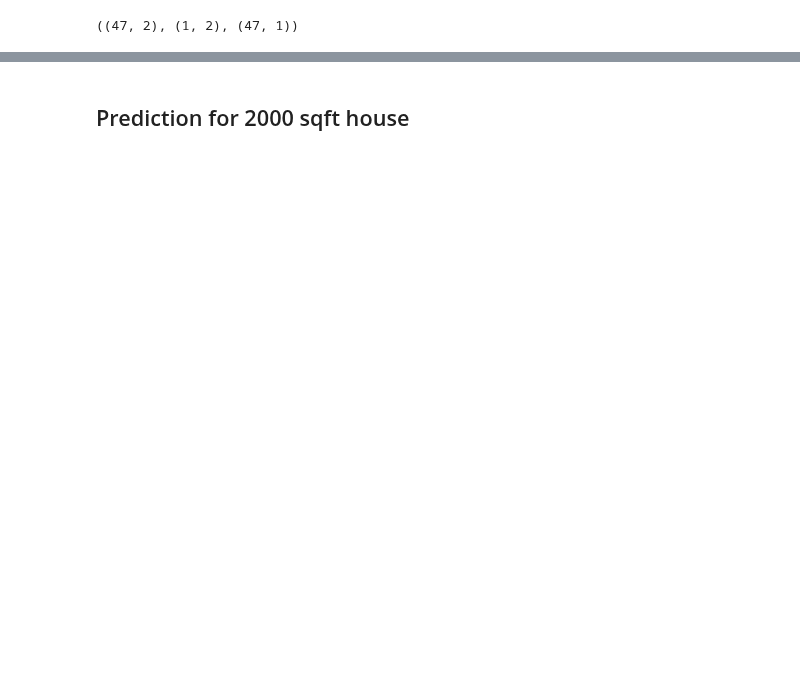
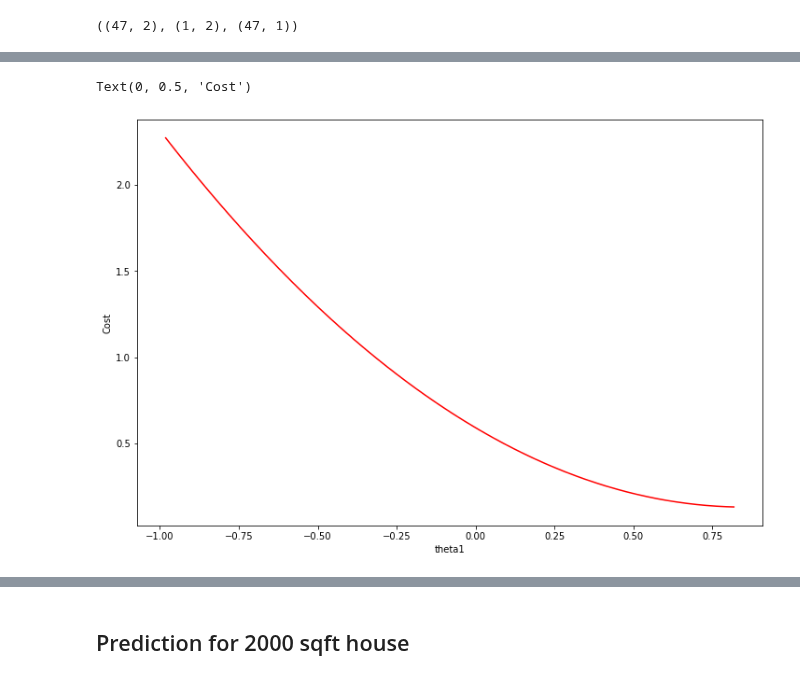
Before and after one commit to rparthas/data, a Jupyter notebook: NGML_Python/ex1.ipynb, the cells around one changed output, grey strips where cells are left out. Drawn from its saved outputs; the diff is of its cells as text; code cells hidden in the pictures; blank space fills up the shorter version.

```diff
--- a/NGML_Python/ex1.ipynb
+++ b/NGML_Python/ex1.ipynb
@@ -151,0 +152,31 @@ Text(0.5, 1.0, 'Error vs. Training Epoch')
+# %%
+def plot_theta(X, y, theta, alpha, iters):
+    temp = np.matrix(np.zeros(theta.shape))
+    parameters = int(theta.ravel().shape[1])
+    cost = np.zeros(iters)
+    theta0 = np.zeros(iters)
+    theta1 = np.zeros(iters)
+
+
+    for i in range(iters):
+        error = (X * theta.T) - y
+
+        for j in range(parameters):
+            term = np.multiply(error, X[:,j])
+            temp[0,j] = theta[0,j] - (alpha/len(X) * np.sum(term))
+
+        theta = temp
+        cost[i] = computeCost(X, y, theta)
+        theta0[i] = theta[0,0]
+        theta1[i] = theta[0,1]
+
+    return theta0,theta1, cost
+xdata,ydata,zdata = plot_theta(X,y,np.matrix(np.array([-1,-1])),alpha,iters)
+# %%
+fig, ax = plt.subplots(figsize=(12,8))
+ax.plot(ydata, zdata, 'r')
+ax.set_xlabel('theta1')
+ax.set_ylabel('Cost')
+# %% [output]
+Text(0, 0.5, 'Cost')
+[figure, added]
```
Also changed, not shown: parts of 14 cells of this notebook, 3 other files.
